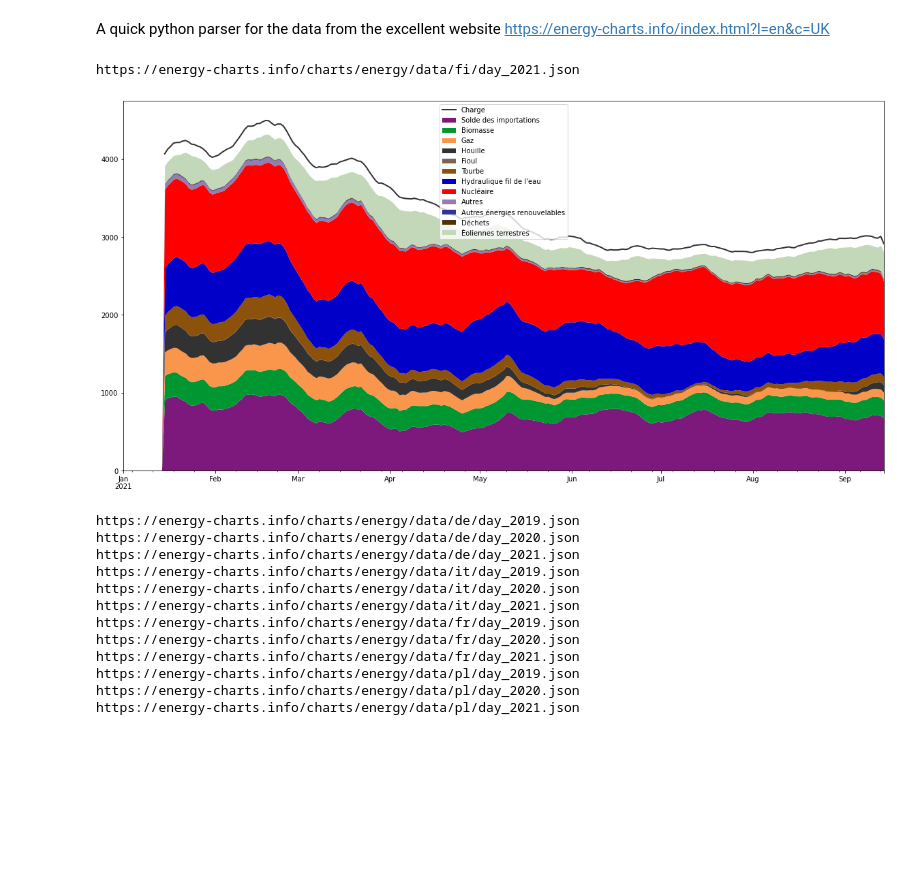
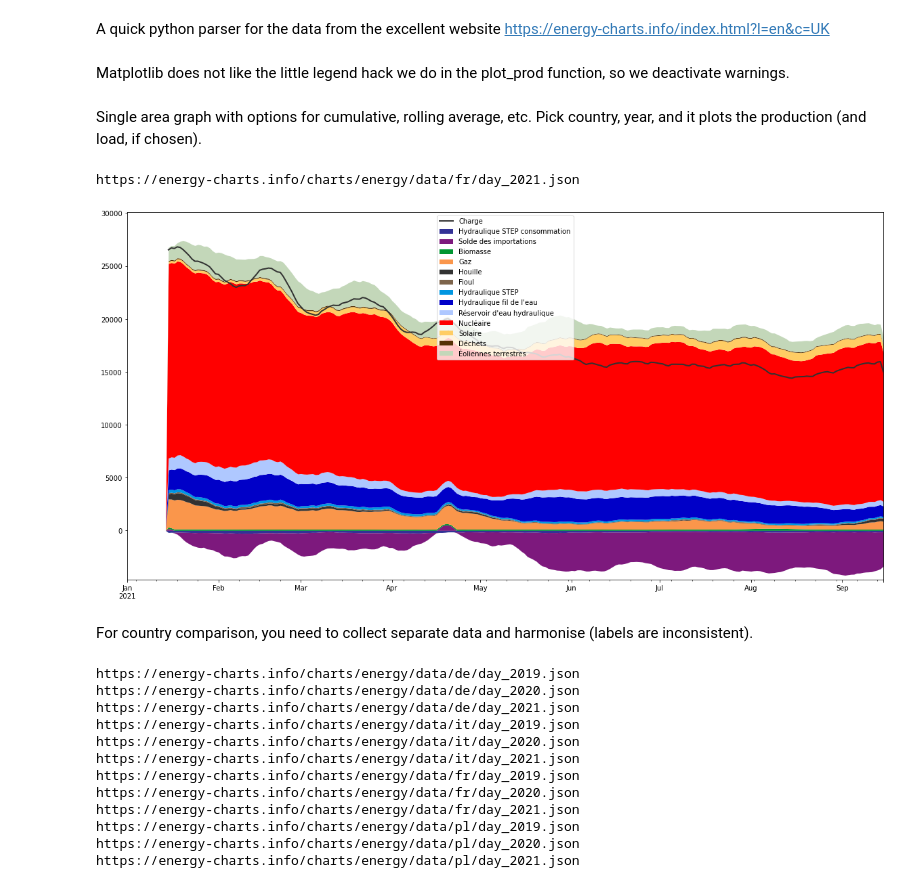
Before and after one commit to thomasgibon/energy-charts-remake, a Jupyter notebook: energy_charts.ipynb, the cells around one changed output. Drawn from its saved outputs; the diff is of its cells as text; code cells hidden in the pictures; blank space fills up the shorter version.

```diff
--- a/energy_charts.ipynb
+++ b/energy_charts.ipynb
@@ -12,3 +5,5 @@ import seaborn as sns
+# %% [markdown]
+Matplotlib does not like the little legend hack we do in the plot_prod function, so we deactivate warnings.
 # %%
 import warnings
 warnings.filterwarnings('ignore')
@@ -80,13 +10,19 @@ def plot_prod(country='de', step='day', year='2021', lang='en', load=True, displ
+# %% [markdown]
+Single area graph with options for cumulative, rolling average, etc.
+Pick country, year, and it plots the production (and load, if chosen).
 # %%
-prod_df, load_df = plot_prod(country='fi',
-                             year='2021',
-                             display=True,
-                             load=True,
-                             rolling=15,
-                             lang='fr')
+prod_df, load_df = plot_prod(country='fr', # country code
+                             year='2021',  # year
+                             display=True, # display chart (or just save data)
+                             load=True,    # show load
+                             cumul=False,  # cumulative
+                             rolling=15,   # rolling average, in timesteps
+                             lang='fr')    # language
 # %% [output]
-https://energy-charts.info/charts/energy/data/fi/day_2021.json
+https://energy-charts.info/charts/energy/data/fr/day_2021.json
-[figure, old version]
+[figure, new version]
+# %% [markdown]
+For country comparison, you need to collect separate data and harmonise (labels are inconsistent).
 # %%
 all_prods = dict()
 # %%
```
Also changed, not shown: parts of 3 cells of this notebook, 1 other file.
